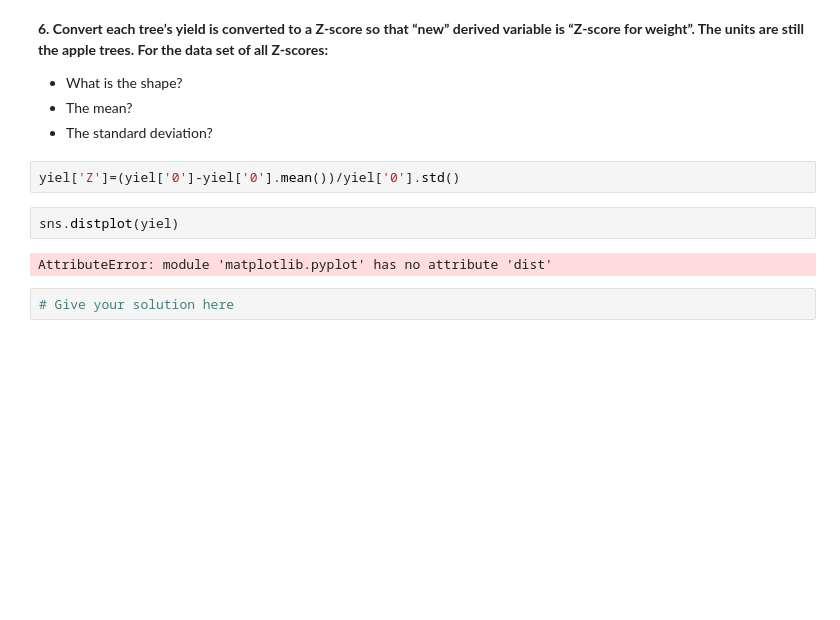
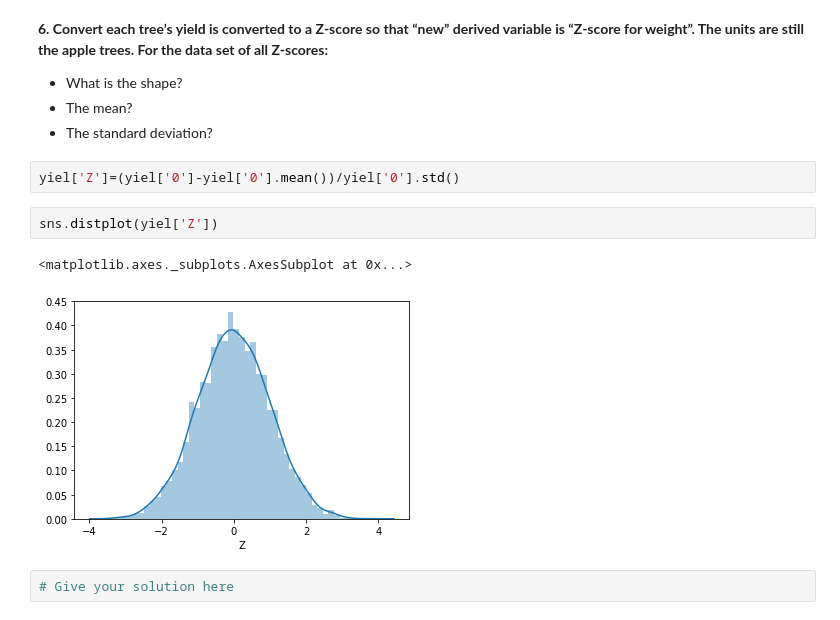
Before and after one commit to molron94/dsc-1-09-15-standard-normal-distribution-lab-nyc-ds-career-031119, a Jupyter notebook: index.ipynb, the cells around one changed output. Drawn from its saved outputs; the diff is of its cells as text; blank space fills up the shorter version.

```diff
--- a/index.ipynb
+++ b/index.ipynb
@@ -90,9 +90,10 @@ len(yiel[yiel['0']<24.39])
 # %%
 yiel['Z']=(yiel['0']-yiel['0'].mean())/yiel['0'].std()
 # %%
-sns.distplot(yiel)
+sns.distplot(yiel['Z'])
 # %% [output]
-AttributeError: module 'matplotlib.pyplot' has no attribute 'dist'
+<matplotlib.axes._subplots.AxesSubplot at 0x...>
+[figure, added]
 # %%
 # Give your solution here
 # %% [output]
```
